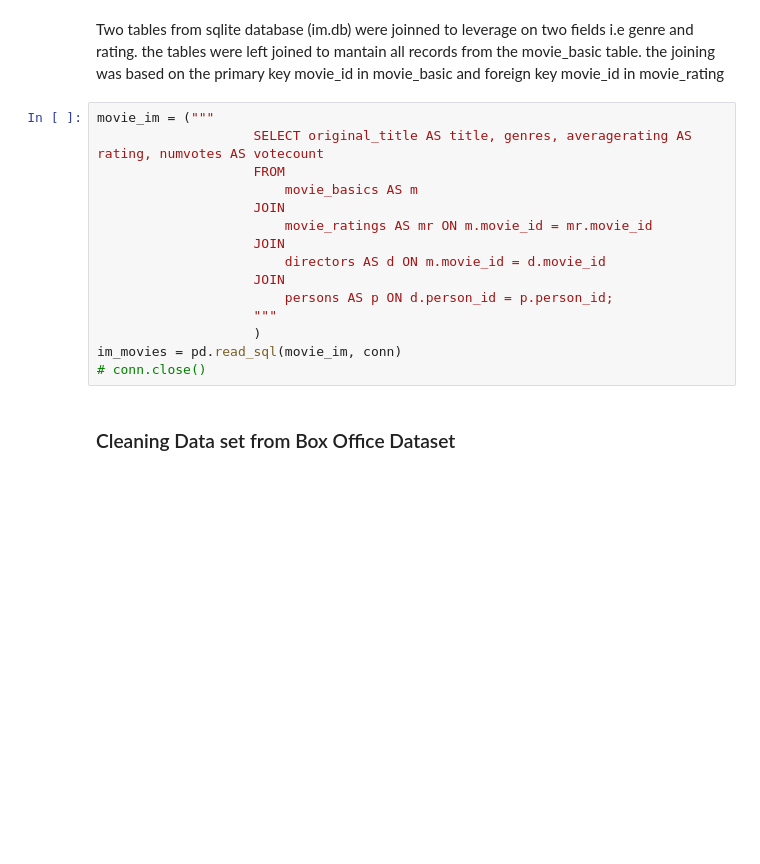
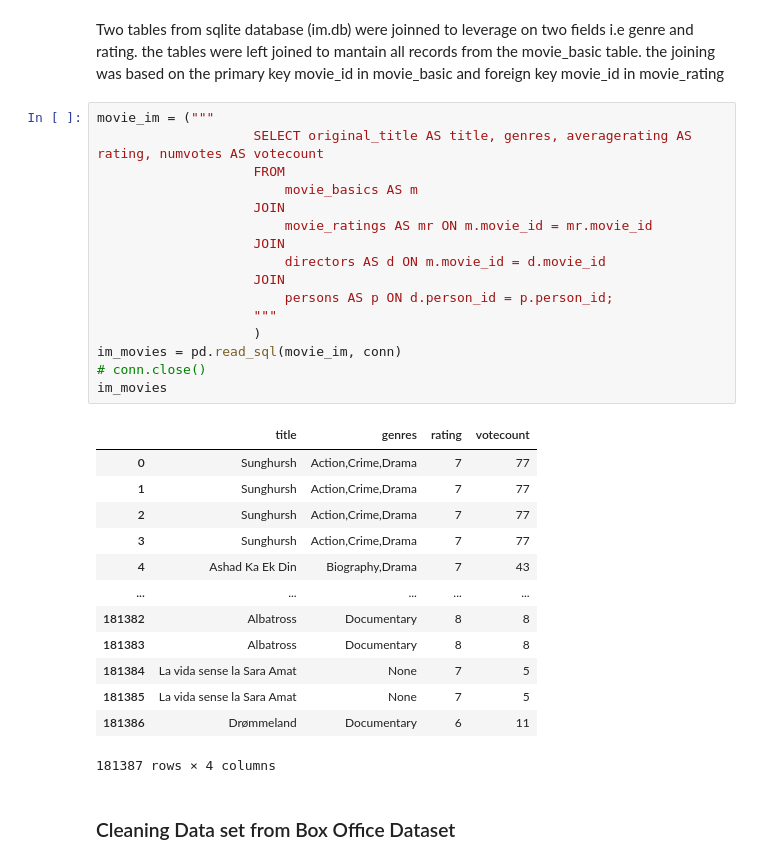
Before and after one commit to Giwanji/phase1project, a Jupyter notebook: firstproject.ipynb, the cells around one changed output. Drawn from its saved outputs; the diff is of its cells as text; blank space fills up the shorter version.

```diff
--- a/firstproject.ipynb
+++ b/firstproject.ipynb
@@ -185,18 +185,33 @@ Two tables from sqlite database (im.db) were joinned to leverage on two fields i
 # %%
 movie_im = ("""
                     SELECT original_title AS title, genres, averagerating AS rating, numvotes AS votecount
                     FROM
                         movie_basics AS m
                     JOIN
                         movie_ratings AS mr ON m.movie_id = mr.movie_id
                     JOIN
                         directors AS d ON m.movie_id = d.movie_id
                     JOIN
                         persons AS p ON d.person_id = p.person_id;
                     """
                     )
 im_movies = pd.read_sql(movie_im, conn)
 # conn.close()
+im_movies
+# %% [output]
+|  | title | genres | rating | votecount |
+| 0 | Sunghursh | Action,Crime,Drama | 7 | 77 |
+| 1 | Sunghursh | Action,Crime,Drama | 7 | 77 |
+| 2 | Sunghursh | Action,Crime,Drama | 7 | 77 |
+| 3 | Sunghursh | Action,Crime,Drama | 7 | 77 |
+| 4 | Ashad Ka Ek Din | Biography,Drama | 7 | 43 |
+| ... | ... | ... | ... | ... |
+| 181382 | Albatross | Documentary | 8 | 8 |
+| 181383 | Albatross | Documentary | 8 | 8 |
+| 181384 | La vida sense la Sara Amat | None | 7 | 5 |
+| 181385 | La vida sense la Sara Amat | None | 7 | 5 |
+| 181386 | Drømmeland | Documentary | 6 | 11 |
+181387 rows × 4 columns
 # %% [markdown]
 ### Cleaning Data set from  Box Office Dataset
 # %%
```
Also changed, not shown: parts of 3 cells of this notebook.
